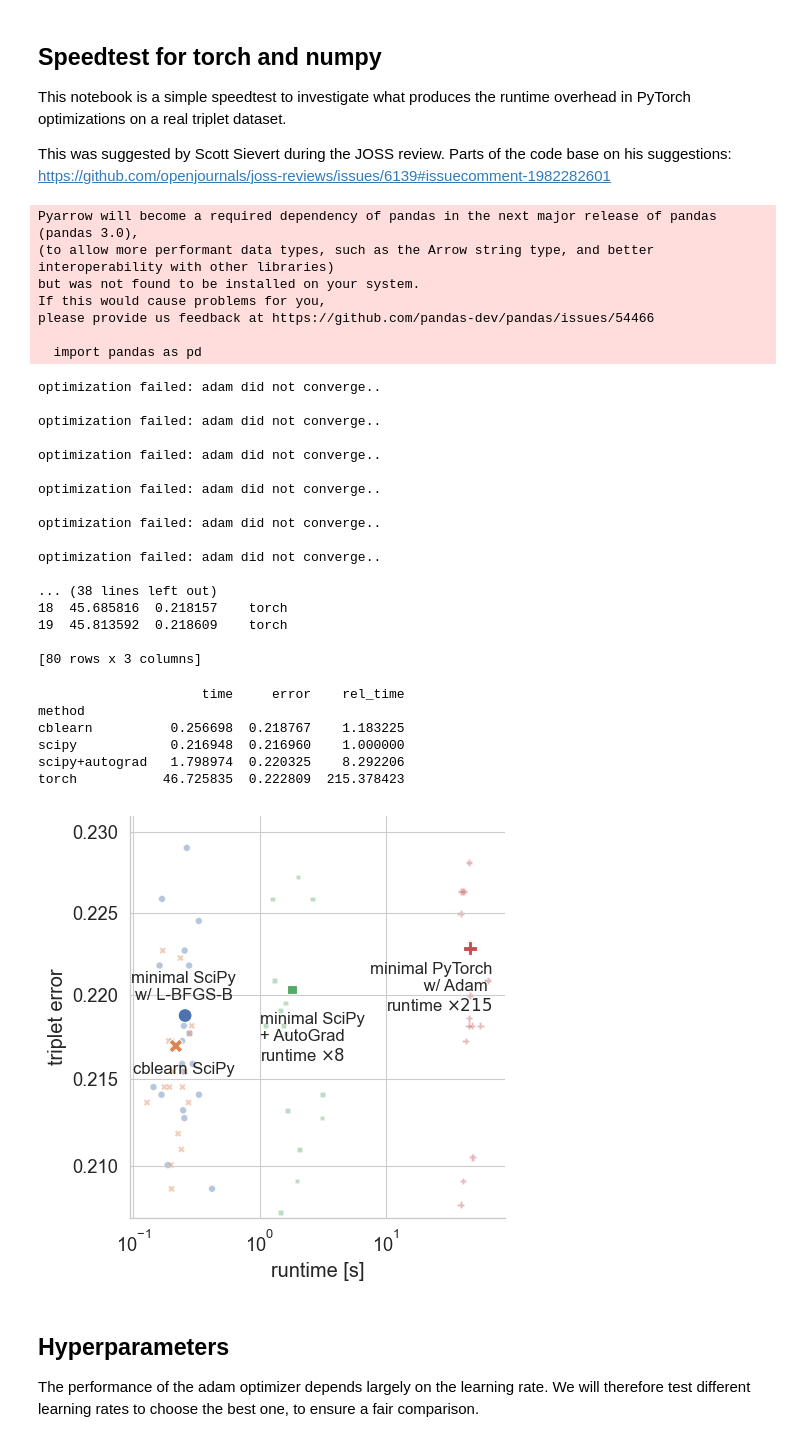
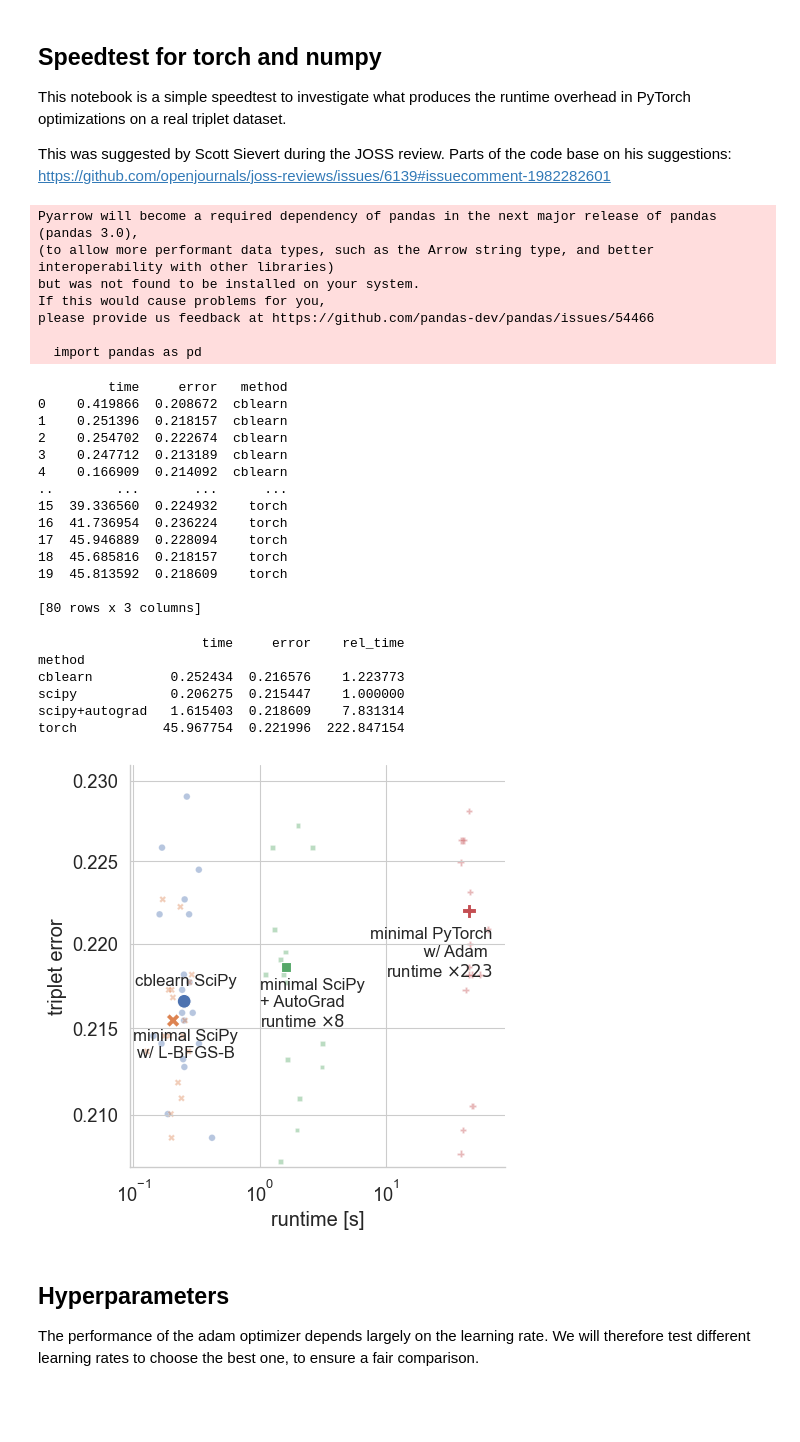
Before and after one commit to cblearn/cblearn-benchmark, a Jupyter notebook: scripts/pytorch_speedtest_triplets.ipynb, the cells around one changed output. Cells and saved outputs as stored; diff of their text form; code cells hidden in the pictures; blank space fills up the shorter version.

Commit message:
Update speedtest plots

```diff
--- a/scripts/pytorch_speedtest_triplets.ipynb
+++ b/scripts/pytorch_speedtest_triplets.ipynb
@@ -130,11 +130,12 @@ def measure_time(n_repeat: int, func, **args):
 
     return timings, responses
 
-DATASET = fetch_dataset("vogue")
+DATASET_NAME = "vogue"
+DATASET = fetch_dataset(DATASET_NAME)
 TRIPLETS = np.asarray(DATASET['train_triplets'])
 N_OBJECTS = DATASET['n_objects']
 DIM = 2
-n = 20
+n = 10
 total_df = pd.DataFrame()
 np.random.seed(42)
 
@@ -144,7 +145,7 @@ def fit_cblearn_CKL():
     model.fit(TRIPLETS)
     return 1 - model.score(TRIPLETS)
 
-file_name = data_dir / 'torch_triplet_speedtest.pkl'
+file_name = data_dir / f'torch_triplet_speedtest_{DATASET_NAME}.pkl'
 if file_name.exists():
     total_df = pd.read_pickle(file_name)
 else:
@@ -175,19 +176,16 @@ If this would cause problems for you,
 please provide us feedback at https://github.com/pandas-dev/pandas/issues/54466
 
   import pandas as pd
-optimization failed: adam did not converge..
-
-optimization failed: adam did not converge..
-
-optimization failed: adam did not converge..
-
-optimization failed: adam did not converge..
-
-optimization failed: adam did not converge..
-
-optimization failed: adam did not converge..
-
-... (38 lines left out)
+         time     error   method
+0    0.419866  0.208672  cblearn
+1    0.251396  0.218157  cblearn
+2    0.254702  0.222674  cblearn
+3    0.247712  0.213189  cblearn
+4    0.166909  0.214092  cblearn
+..        ...       ...      ...
+15  39.336560  0.224932    torch
+16  41.736954  0.236224    torch
+17  45.946889  0.228094    torch
 18  45.685816  0.218157    torch
 19  45.813592  0.218609    torch
 
@@ -195,42 +193,42 @@ optimization failed: adam did not converge..
 # %%
 import matplotlib.pyplot as plt
 import seaborn as sns
 
-print(total_df.groupby('method').mean())
-total_df['rel_time'] = total_df['time'] / total_df[total_df.method=='scipy']['time'].mean()
-mean_df = total_df.groupby('method').mean().reset_index()
+print(total_df.groupby('method').median())
+total_df['rel_time'] = total_df['time'] / total_df[total_df.method=='scipy']['time'].median()
+mean_df = total_df.groupby('method').median().reset_index()
 autograd_cost = mean_df[mean_df.method=='scipy+autograd']['time'].item() / mean_df[mean_df.method=='scipy']['time'].item()
 torch_cost = mean_df[mean_df.method=='torch']['time'].item() / mean_df[mean_df.method=='scipy']['time'].item()
 cbl_cost = mean_df[mean_df.method=='cblearn']['time'].item() / mean_df[mean_df.method=='scipy']['time'].item()
 p = sns.relplot(kind="scatter", data=mean_df, x="time", y="error",
                 hue="method", style='method',
                 s=100, legend=False)
 sns.scatterplot(data=total_df, x="time", y="error", hue="method", style='method',
                 legend=False, alpha=0.4, zorder=0)
-plt.text(.25, 0.2195, "minimal SciPy\nw/ L-BFGS-B", fontsize=12, ha='center', va='bottom')
-plt.text(.25, 0.216, "cblearn SciPy",
-          fontsize=12, ha='center', va='top')
-plt.text(1., 0.219, "minimal SciPy\n+ AutoGrad\n"
+plt.text(.26, 0.215, "minimal SciPy\nw/ L-BFGS-B", fontsize=12, ha='center', va='top')
+plt.text(.26, 0.2173, "cblearn SciPy",
+          fontsize=12, ha='center', va='bottom')
+plt.text(1., 0.218, "minimal SciPy\n+ AutoGrad\n"
          f"runtime $\\times {autograd_cost:.0f}$", fontsize=12, ha='left', va='top')
-plt.text(70, 0.222, "minimal PyTorch\n w/ Adam \n"
+plt.text(70, 0.221, "minimal PyTorch\n w/ Adam \n"
          f"runtime $\\times {torch_cost:.0f}$", fontsize=12, ha='right', va='top')
 
 plt.xscale('log', base=10)
 #p.ax.ticklabel_format(style='plain')
 plt.yscale('log')
 plt.ylim(0.207, 0.231)
 p.set(yticks=[0.210, 0.215, 0.220, 0.225, 0.230], yticklabels=['0.210', '0.215', '0.220', '0.225', '0.230'],
       xlabel="runtime [s]", ylabel="triplet error")
-plt.savefig(plot_dir / 'torch_speedtest_triplets.pdf', bbox_inches='tight')
-plt.savefig(plot_dir / 'torch_speedtest_triplets.png', bbox_inches='tight')
+plt.savefig(plot_dir / f'torch_speedtest_triplets.pdf', bbox_inches='tight')
+plt.savefig(plot_dir / f'torch_speedtest_triplets.png', bbox_inches='tight')
 # %% [output]
                      time     error    rel_time
 method
-cblearn          0.256698  0.218767    1.183225
-scipy            0.216948  0.216960    1.000000
-scipy+autograd   1.798974  0.220325    8.292206
-torch           46.725835  0.222809  215.378423
+cblearn          0.252434  0.216576    1.223773
+scipy            0.206275  0.215447    1.000000
+scipy+autograd   1.615403  0.218609    7.831314
+torch           45.967754  0.221996  222.847154
-[figure, old version]
+[figure, new version]
 # %% [markdown]
 ## Hyperparameters
 
```
Also changed, not shown: parts of 2 cells of this notebook, 5 other files.
